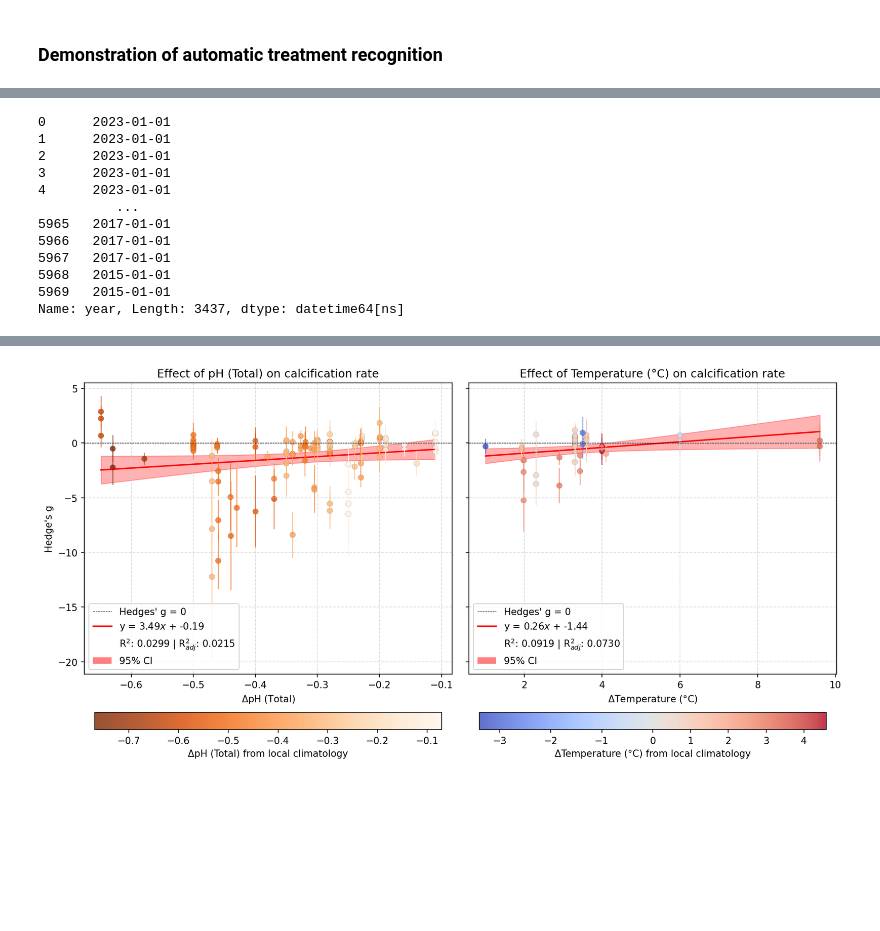
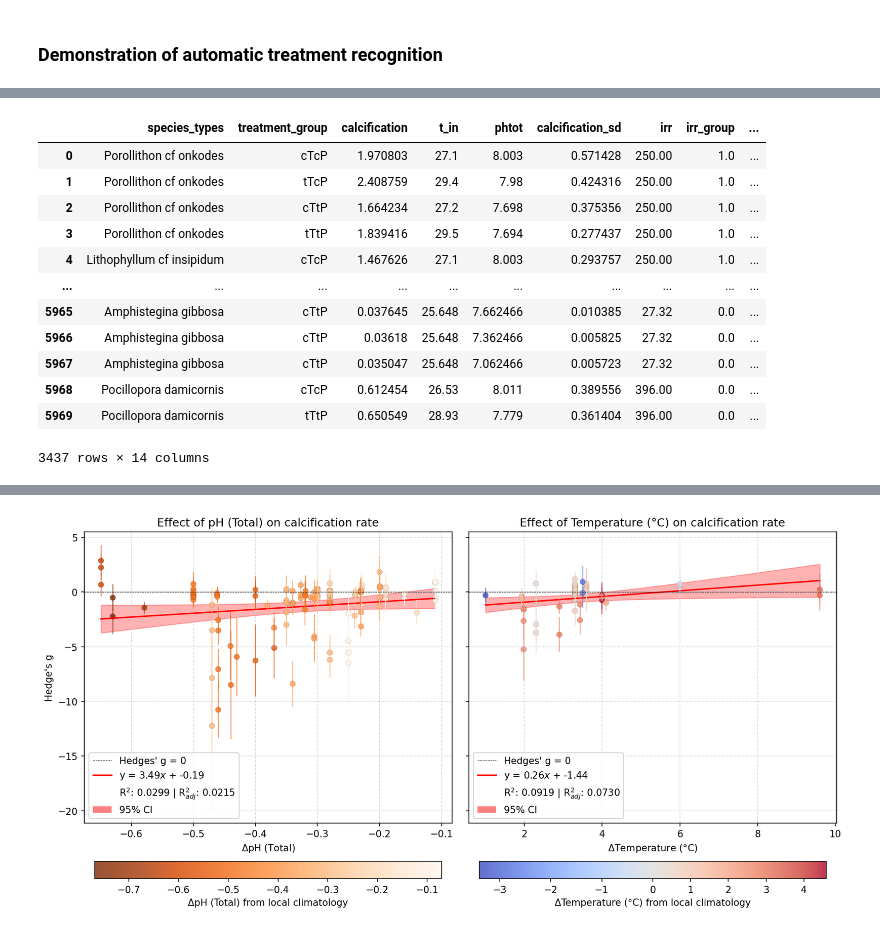
Before and after one commit to orlando-code/calc-rates, a Jupyter notebook: analysis.ipynb, the cells around one changed output, grey strips where cells are left out. Drawn from its saved outputs; the diff is of its cells as text; code cells hidden in the pictures; blank space fills up the shorter version.

```diff
--- a/analysis.ipynb
+++ b/analysis.ipynb
@@ -247,15 +96,23 @@ The behavior of DataFrame concatenation with empty or all-NA entries is deprecat
-# %%
-carb_df.year
-# %% [output]
-0      2023-01-01
-1      2023-01-01
-2      2023-01-01
-3      2023-01-01
-4      2023-01-01
-          ...
-5965   2017-01-01
-5966   2017-01-01
-5967   2017-01-01
-5968   2015-01-01
-5969   2015-01-01
-Name: year, Length: 3437, dtype: datetime64[ns]
+# %%
+# carb_df_tgs = assign_treatment_groups(carb_df, t_atol=0.4)
+test_doi = "10.1016/j.jembe.2016.10.002"
+current_carb_df = carb_df[carb_df['doi'] == test_doi]
+
+carb_df_tgs = analysis.assign_treatment_groups_multilevel(carb_df)
+# carb_df_tgs = analysis.assign_treatment_groups_multilevel(current_carb_df)
+some_cols = cols + ['calcification_sd', 'irr', 'irr_group', 'treatment_group', 'treatment_level_t', 'treatment_level_ph', 'doi', 'treatment', 'n']
+carb_df_tgs[some_cols]
+# %% [output]
+|  | species_types | treatment_group | calcification | t_in | phtot | calcification_sd | irr | irr_group | ... |
+| 0 | Porollithon cf onkodes | cTcP | 1.970803 | 27.1 | 8.003 | 0.571428 | 250.00 | 1.0 | ... |
+| 1 | Porollithon cf onkodes | tTcP | 2.408759 | 29.4 | 7.98 | 0.424316 | 250.00 | 1.0 | ... |
+| 2 | Porollithon cf onkodes | cTtP | 1.664234 | 27.2 | 7.698 | 0.375356 | 250.00 | 1.0 | ... |
+| 3 | Porollithon cf onkodes | tTtP | 1.839416 | 29.5 | 7.694 | 0.277437 | 250.00 | 1.0 | ... |
+| 4 | Lithophyllum cf insipidum | cTcP | 1.467626 | 27.1 | 8.003 | 0.293757 | 250.00 | 1.0 | ... |
+| ... | ... | ... | ... | ... | ... | ... | ... | ... | ... |
+| 5965 | Amphistegina gibbosa | cTtP | 0.037645 | 25.648 | 7.662466 | 0.010385 | 27.32 | 0.0 | ... |
+| 5966 | Amphistegina gibbosa | cTtP | 0.03618 | 25.648 | 7.362466 | 0.005825 | 27.32 | 0.0 | ... |
+| 5967 | Amphistegina gibbosa | cTtP | 0.035047 | 25.648 | 7.062466 | 0.005723 | 27.32 | 0.0 | ... |
+| 5968 | Pocillopora damicornis | cTcP | 0.612454 | 26.53 | 8.011 | 0.389556 | 396.00 | 0.0 | ... |
+| 5969 | Pocillopora damicornis | tTtP | 0.650549 | 28.93 | 7.779 | 0.361404 | 396.00 | 0.0 | ... |
+3437 rows × 14 columns
```
Also changed, not shown: parts of 12 cells of this notebook, 1 other file.
